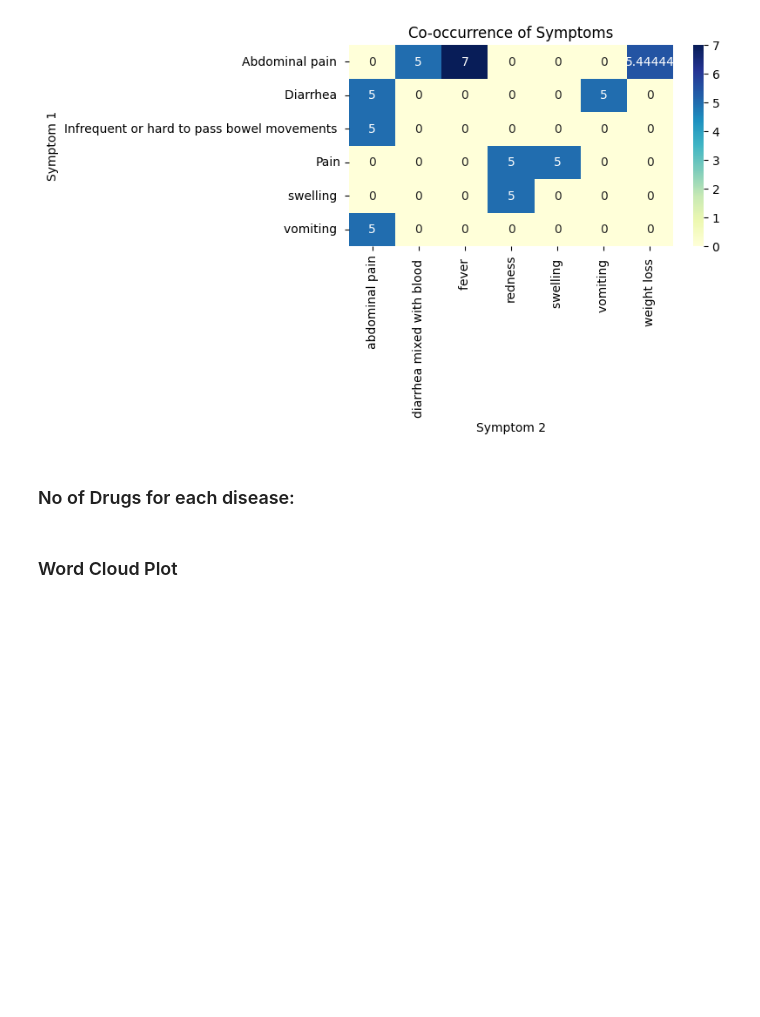
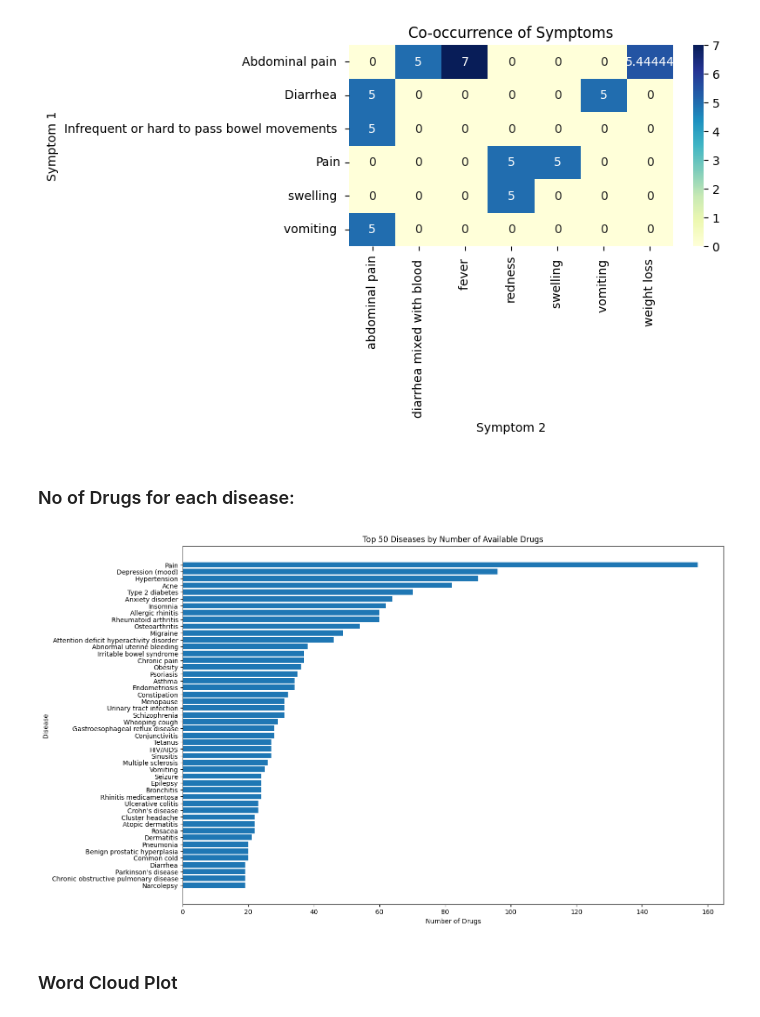
Before and after one commit to shobanasiranjeevilu/Healthcare_LLM, a Jupyter notebook: data_analysis/exploratory_data_analysis.ipynb, the cells around one changed output. Cells and saved outputs as stored; diff of their text form; code cells hidden in the pictures; blank space fills up the shorter version.

Commit message:
added plots

```diff
--- a/data_analysis/exploratory_data_analysis.ipynb
+++ b/data_analysis/exploratory_data_analysis.ipynb
@@ -129,6 +131,20 @@ plt.show()
 [figure]
 # %% [markdown]
 ### No of Drugs for each disease:
+# %%
+df_sorted = df_data.dropna().sort_values(by='Number_of_Drugs', ascending=False)
+top_50 = df_sorted.head(50)
+
+# Plotting
+plt.figure(figsize=(15, 10))
+plt.barh(top_50['Disease'], top_50['Number_of_Drugs'])
+plt.xlabel('Number of Drugs')
+plt.ylabel('Disease')
+plt.title('Top 50 Diseases by Number of Available Drugs')
+plt.gca().invert_yaxis()  # Invert y-axis to have the disease with the highest count on top
+plt.show()
+# %% [output]
+[figure, added]
 # %% [markdown]
 ### Word Cloud Plot
 # %%
```
Also changed, not shown: parts of 3 cells of this notebook.
